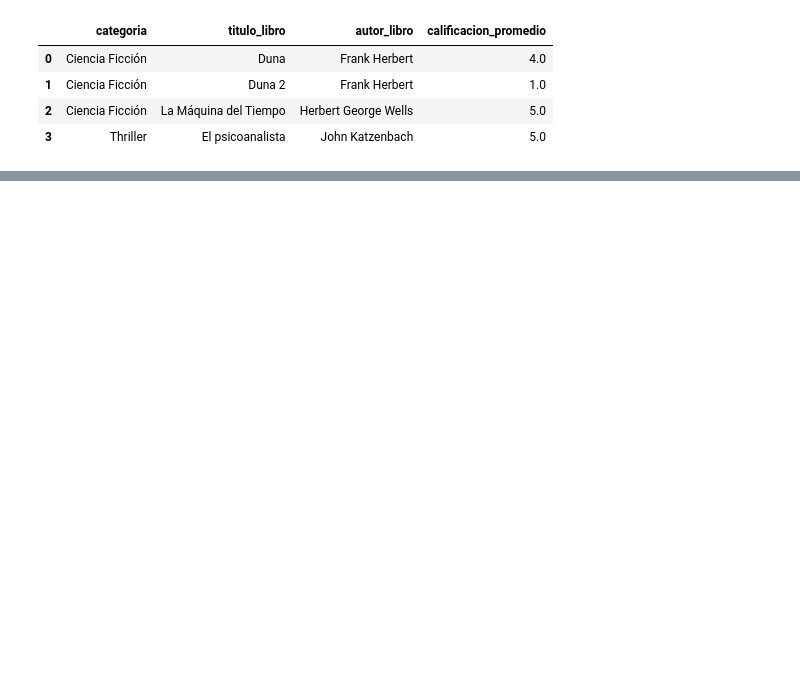
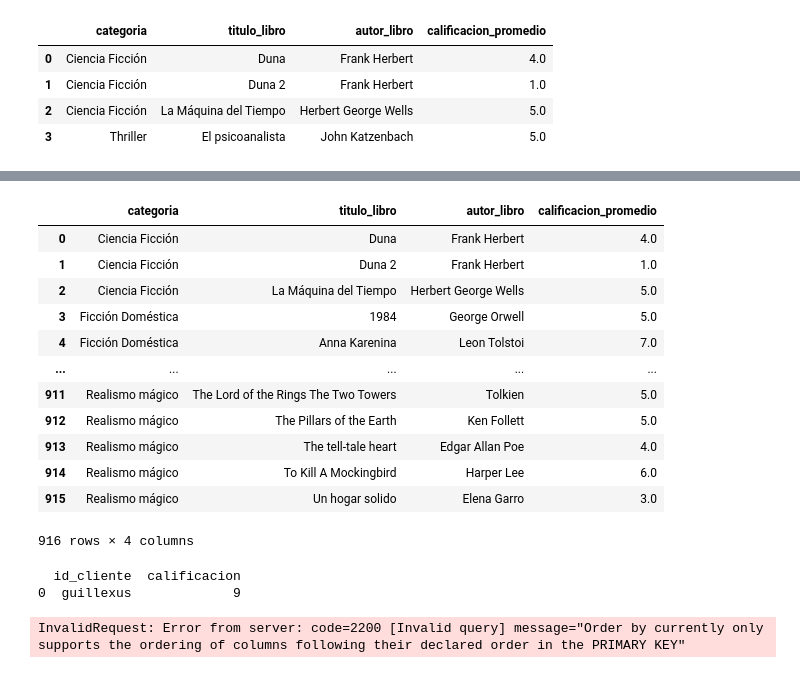
Before and after one commit to Detroxsys/BBDDNE, a Jupyter notebook: Proyecto_II/cass_conection_test.ipynb, the cells around one changed output, grey strips where cells are left out. Cells and saved outputs as stored; diff of their text form; code cells hidden in the pictures; blank space fills up the shorter version.

```diff
--- a/Proyecto_II/cass_conection_test.ipynb
+++ b/Proyecto_II/cass_conection_test.ipynb
@@ -541,0 +521,36 @@ InvalidRequest: Error from server: code=2200 [Invalid query] message="Order by c
+# %%
+res = session.execute(
+        """
+        SELECT * FROM libros_por_categoria
+        """
+    )
+res = pd.DataFrame(res.all())
+res
+# %% [output]
+|  | categoria | titulo_libro | autor_libro | calificacion_promedio |
+| 0 | Ciencia Ficción | Duna | Frank Herbert | 4.0 |
+| 1 | Ciencia Ficción | Duna 2 | Frank Herbert | 1.0 |
+| 2 | Ciencia Ficción | La Máquina del Tiempo | Herbert George Wells | 5.0 |
+| 3 | Ficción Doméstica | 1984 | George Orwell | 5.0 |
+| 4 | Ficción Doméstica | Anna Karenina | Leon Tolstoi | 7.0 |
+| ... | ... | ... | ... | ... |
+| 911 | Realismo mágico | The Lord of the Rings The Two Towers | Tolkien | 5.0 |
+| 912 | Realismo mágico | The Pillars of the Earth | Ken Follett | 5.0 |
+| 913 | Realismo mágico | The tell-tale heart | Edgar Allan Poe | 4.0 |
+| 914 | Realismo mágico | To Kill A Mockingbird | Harper Lee | 6.0 |
+| 915 | Realismo mágico | Un hogar solido | Elena Garro | 3.0 |
+916 rows × 4 columns
+# %%
+#Probamos nuestras Querys
+#res1 = Q3_categoría_preferida_por_cliente('MarceCL')
+#print(res1)
+
+res2 = Q4_mas_disfrutaron_libro('The tell-tale heart', 'Edgar Allan Poe')
+print(res2)
+
+res3 = Q5_mejores_libros_por_categoria('Ciencia Ficción')
+print(res3)
+# %% [output]
+  id_cliente  calificacion
+0  guillexus             9
+InvalidRequest: Error from server: code=2200 [Invalid query] message="Order by currently only supports the ordering of columns following their declared order in the PRIMARY KEY"
```
Also changed, not shown: parts of 15 cells of this notebook, 2 other files.
